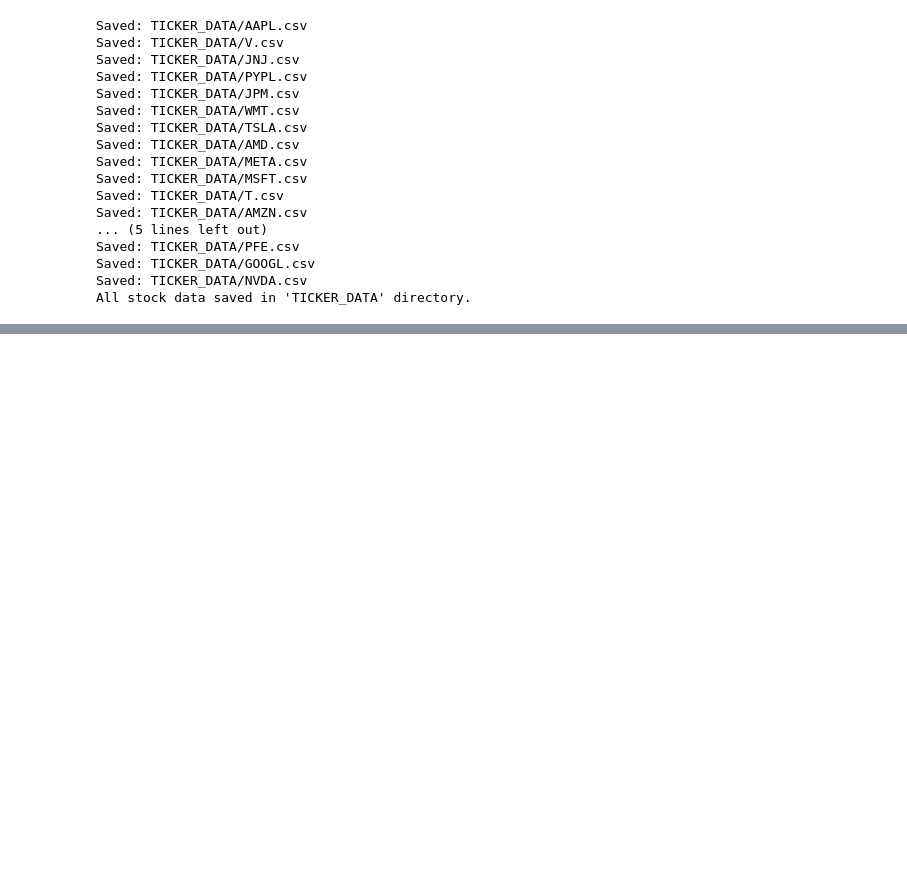
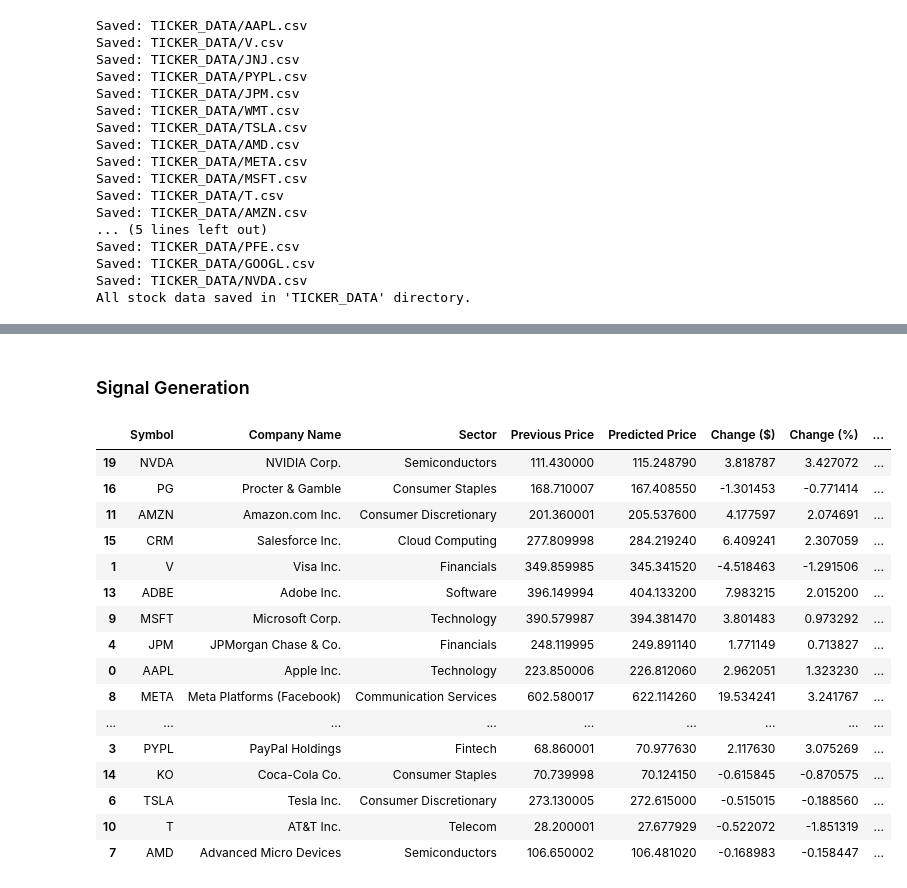
Before and after one commit to vajradevam/ai-lab, a Jupyter notebook: Project/analyzer.ipynb, the cells around one changed output, grey strips where cells are left out. Saved outputs shown, nothing was run; the diff lists cells and outputs as text; code cells hidden in the pictures; blank space fills up the shorter version.

Commit message:
signal generation

```diff
--- a/Project/analyzer.ipynb
+++ b/Project/analyzer.ipynb
@@ -335 +394,58 @@ ddff
 | 19 | NVDA | NVIDIA Corp. | Semiconductors | 111.430000 | 115.248790 | 3.818787 | 3.427072 | ... |
+# %% [markdown]
+### Signal Generation
+# %%
+import pandas as pd
+
+# Define weights and normalization constant
+alpha = 1.0  # weight for price momentum
+beta = 5.0   # weight for sentiment term
+gamma = 10.0  # weight for new/old ratio term
+delta = 1.0  # weight for R2
+epsilon = 1.0  # weight for MSE term
+
+# Read CSV file
+df = pd.read_csv('tickers.csv')
+
+# Compute the price momentum: predicted percentage change in price
+df['Price_Momentum'] = (df['Predicted Price'] - df['Previous Price']) / df['Previous Price']
+
+# Compute the sentiment term: product of sentiment score and its validity
+df['Sentiment_Term'] = df['Sentiment Score'] * df['Sentiment Validity']
+
+# Compute the adjusted new/old ratio term: centered around 0
+df['Relative_Ratio'] = df['New/Old Ratio'] - 1
+
+# Compute the composite signal using the proposed formula
+df['Signal'] = (
+    alpha * df['Price_Momentum'] +
+    beta * df['Sentiment_Term'] +
+    gamma * df['Relative_Ratio'] +
+    delta * df['R2'] -
+    epsilon * (df['Relative_MSE'])
+)
+
+df = df.sort_values(by='Signal', ascending=False)
+
+# Display the updated DataFrame
+df.to_csv("final.csv", index=False)
+# %%
+df
+# %% [output]
+|  | Symbol | Company Name | Sector | Previous Price | Predicted Price | Change ($) | Change (%) | ... |
+| 19 | NVDA | NVIDIA Corp. | Semiconductors | 111.430000 | 115.248790 | 3.818787 | 3.427072 | ... |
+| 16 | PG | Procter & Gamble | Consumer Staples | 168.710007 | 167.408550 | -1.301453 | -0.771414 | ... |
+| 11 | AMZN | Amazon.com Inc. | Consumer Discretionary | 201.360001 | 205.537600 | 4.177597 | 2.074691 | ... |
+| 15 | CRM | Salesforce Inc. | Cloud Computing | 277.809998 | 284.219240 | 6.409241 | 2.307059 | ... |
+| 1 | V | Visa Inc. | Financials | 349.859985 | 345.341520 | -4.518463 | -1.291506 | ... |
+| 13 | ADBE | Adobe Inc. | Software | 396.149994 | 404.133200 | 7.983215 | 2.015200 | ... |
+| 9 | MSFT | Microsoft Corp. | Technology | 390.579987 | 394.381470 | 3.801483 | 0.973292 | ... |
+| 4 | JPM | JPMorgan Chase & Co. | Financials | 248.119995 | 249.891140 | 1.771149 | 0.713827 | ... |
+| 0 | AAPL | Apple Inc. | Technology | 223.850006 | 226.812060 | 2.962051 | 1.323230 | ... |
+| 8 | META | Meta Platforms (Facebook) | Communication Services | 602.580017 | 622.114260 | 19.534241 | 3.241767 | ... |
+| ... | ... | ... | ... | ... | ... | ... | ... | ... |
+| 3 | PYPL | PayPal Holdings | Fintech | 68.860001 | 70.977630 | 2.117630 | 3.075269 | ... |
+| 14 | KO | Coca-Cola Co. | Consumer Staples | 70.739998 | 70.124150 | -0.615845 | -0.870575 | ... |
+| 6 | TSLA | Tesla Inc. | Consumer Discretionary | 273.130005 | 272.615000 | -0.515015 | -0.188560 | ... |
+| 10 | T | AT&T Inc. | Telecom | 28.200001 | 27.677929 | -0.522072 | -1.851319 | ... |
+| 7 | AMD | Advanced Micro Devices | Semiconductors | 106.650002 | 106.481020 | -0.168983 | -0.158447 | ... |
```
Also changed, not shown: parts of 16 cells of this notebook, 17 other files.
